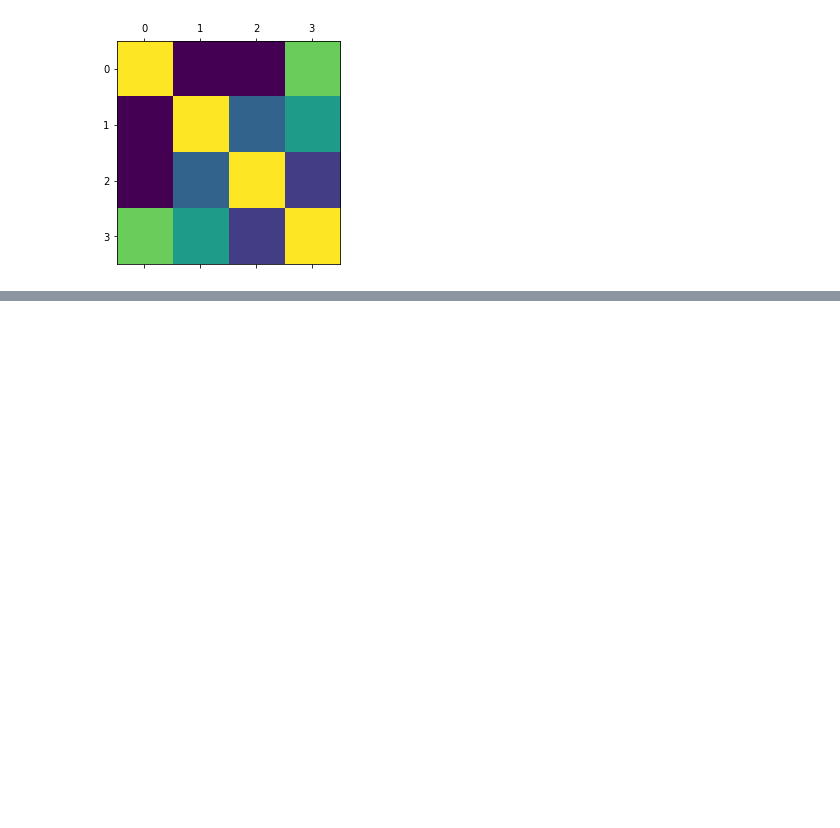
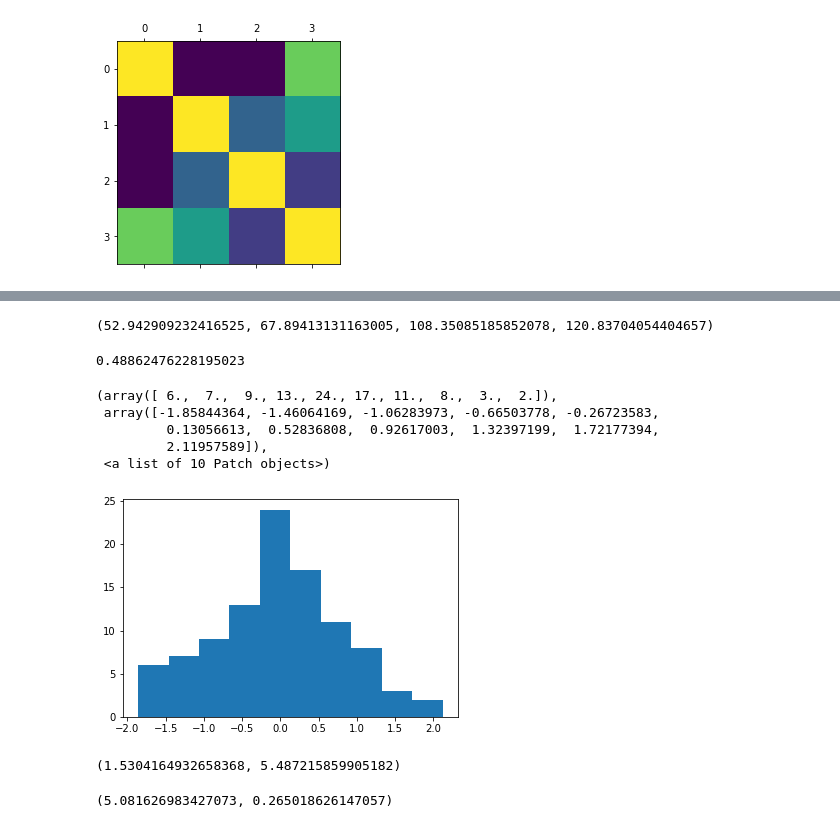
Before and after one commit to albertocino/python-ml-course, a Jupyter notebook: ML_Course.ipynb, the cells around one changed output, grey strips where cells are left out. Saved outputs shown, nothing was run; the diff lists cells and outputs as text; code cells hidden in the pictures; blank space fills up the shorter version.

```diff
--- a/ML_Course.ipynb
+++ b/ML_Course.ipynb
@@ -1450,0 +1511,6 @@ plt.matshow(data_ads1.corr())
+# %%
+y_m = np.mean(y_act)
+data["SSR"]=(data["y_prediccion"]-y_m)**2
+data["SSD"]=(data["y_prediccion"]-data["y_actual"])**2
+data["SST"]=(data["y_actual"]-y_m)**2
+data.head()
@@ -1450,0 +1528,24 @@ plt.matshow(data_ads1.corr())
+# %%
+SSR, SSD, SST, SSR+SSD
+# %% [output]
+(52.942909232416525, 67.89413131163005, 108.35085185852078, 120.83704054404657)
+# %%
+R2 = SSR/SST
+R2
+# %% [output]
+0.48862476228195023
+# %%
+plt.hist(data["y_prediccion"]-data["y_actual"])
+# %% [output]
+(array([ 6.,  7.,  9., 13., 24., 17., 11.,  8.,  3.,  2.]),
+ array([-1.85844364, -1.46064169, -1.06283973, -0.66503778, -0.26723583,
+         0.13056613,  0.52836808,  0.92617003,  1.32397199,  1.72177394,
+         2.11957589]),
+ <a list of 10 Patch objects>)
+[figure, added]
+# %%
+x_mean = np.mean(data["x"])
+y_mean = np.mean(data["y_actual"])
+x_mean, y_mean
+# %% [output]
+(1.5304164932658368, 5.487215859905182)
@@ -1450,0 +1555,6 @@ plt.matshow(data_ads1.corr())
+# %%
+beta = sum(data["beta_num"])/sum(data["beta_denom"])
+alpha = y_mean - beta * x_mean
+alpha, beta
+# %% [output]
+(5.081626983427073, 0.265018626147057)
```
Also changed, not shown: parts of 154 cells of this notebook.
